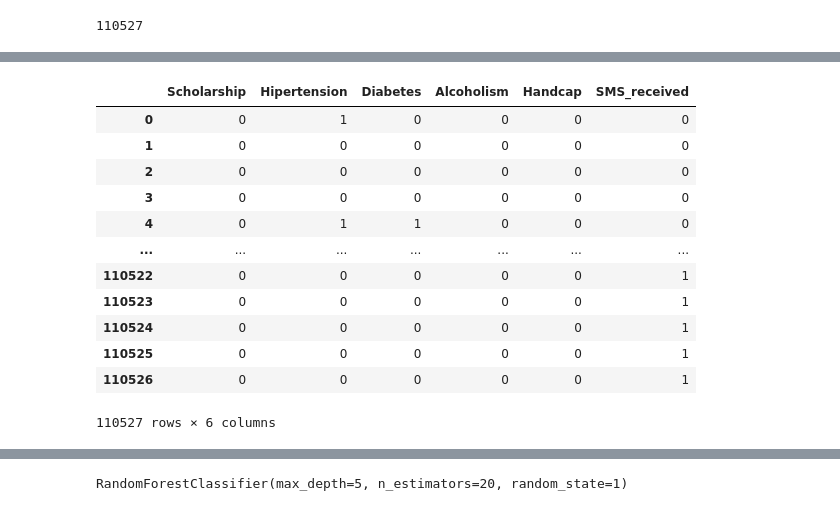
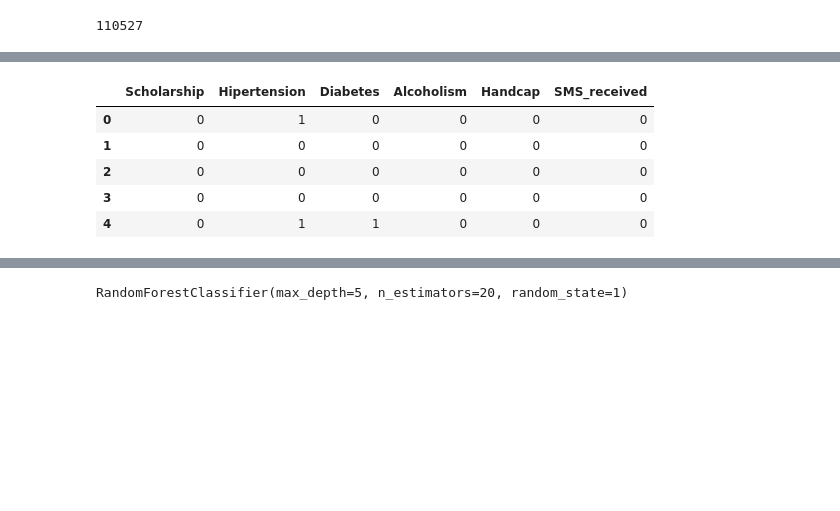
Before and after one commit to donxuiqote/uas_kcb, a Jupyter notebook: main.ipynb, the cells around one changed output, grey strips where cells are left out. Drawn from its saved outputs; the diff is of its cells as text; code cells hidden in the pictures; blank space fills up the shorter version.

```diff
--- a/main.ipynb
+++ b/main.ipynb
@@ -28,19 +37,12 @@ dataset.head()
 # %%
 X = pd.DataFrame(dataset.iloc[:,7:13])
-X
+X.head()
 # %% [output]
 |  | Scholarship | Hipertension | Diabetes | Alcoholism | Handcap | SMS_received |
 | 0 | 0 | 1 | 0 | 0 | 0 | 0 |
 | 1 | 0 | 0 | 0 | 0 | 0 | 0 |
 | 2 | 0 | 0 | 0 | 0 | 0 | 0 |
 | 3 | 0 | 0 | 0 | 0 | 0 | 0 |
 | 4 | 0 | 1 | 1 | 0 | 0 | 0 |
-| ... | ... | ... | ... | ... | ... | ... |
-| 110522 | 0 | 0 | 0 | 0 | 0 | 1 |
-| 110523 | 0 | 0 | 0 | 0 | 0 | 1 |
-| 110524 | 0 | 0 | 0 | 0 | 0 | 1 |
-| 110525 | 0 | 0 | 0 | 0 | 0 | 1 |
-| 110526 | 0 | 0 | 0 | 0 | 0 | 1 |
-110527 rows × 6 columns
 # %%
 Y = pd.DataFrame(dataset.iloc[:,-1])
```
Also changed, not shown: parts of 12 cells of this notebook.
